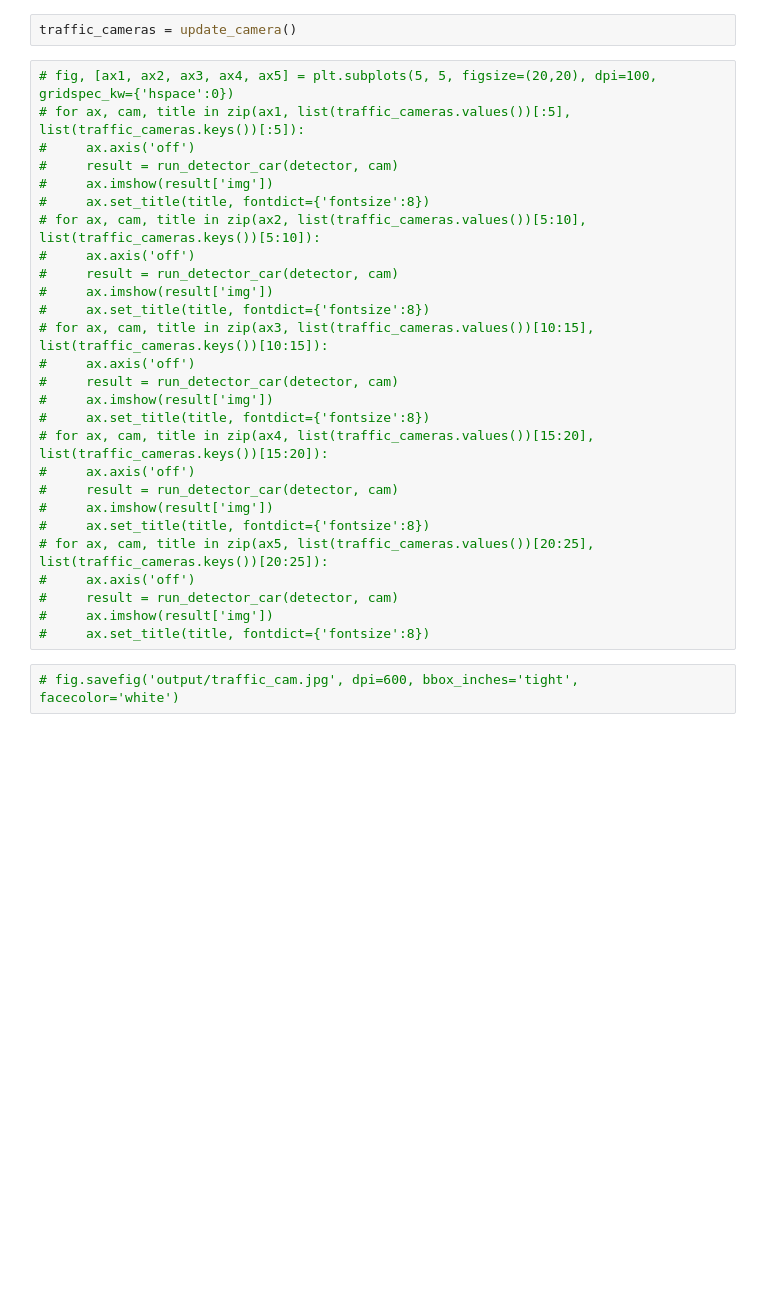
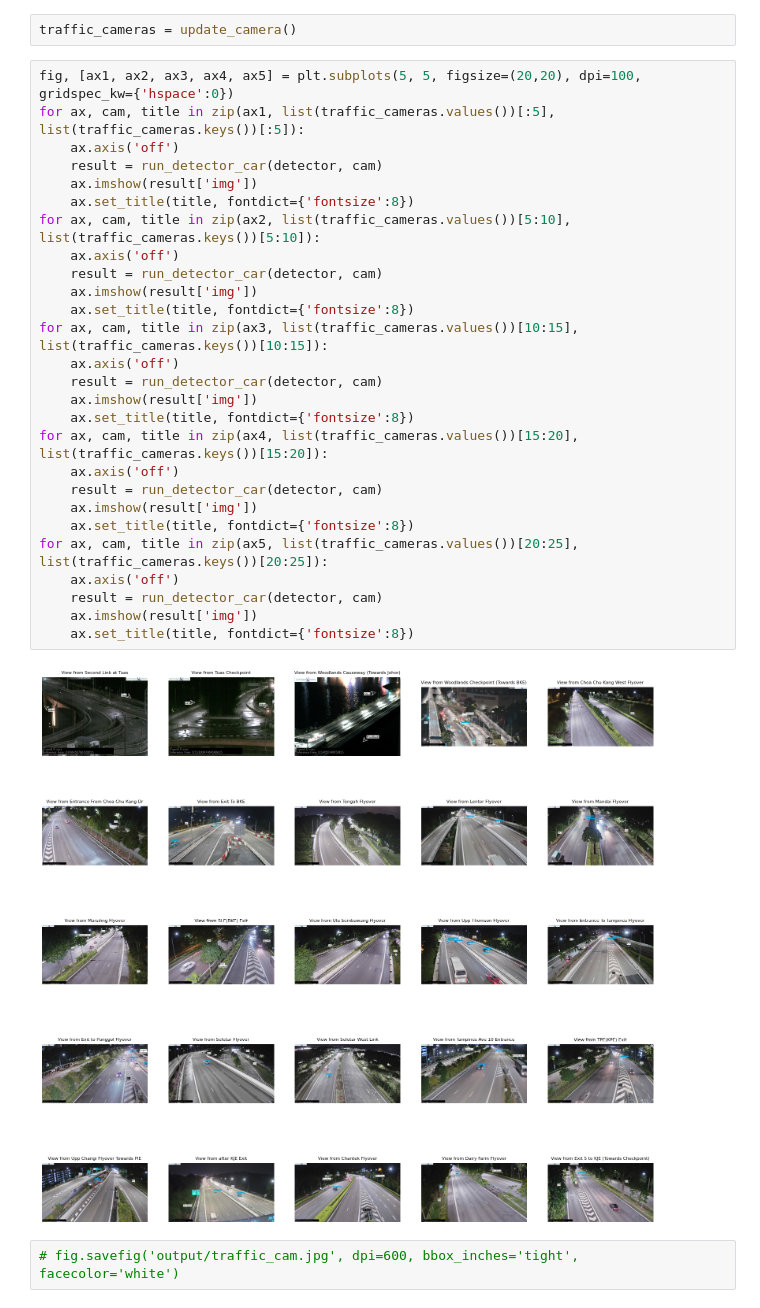
Before and after one commit to lingjie00/Traffic_counter, a Jupyter notebook: Traffic Camera car counter.ipynb, the cells around one changed output. Drawn from its saved outputs; the diff is of its cells as text; blank space fills up the shorter version.

```diff
--- a/Traffic Camera car counter.ipynb
+++ b/Traffic Camera car counter.ipynb
@@ -180,32 +180,34 @@ urls = [woodlands, kje, sle, tpe, bke, aye, cte, mce, ecp, pie, stg]
 # %%
 traffic_cameras = update_camera()
 # %%
-# fig, [ax1, ax2, ax3, ax4, ax5] = plt.subplots(5, 5, figsize=(20,20), dpi=100, gridspec_kw={'hspace':0})
-# for ax, cam, title in zip(ax1, list(traffic_cameras.values())[:5], list(traffic_cameras.keys())[:5]):
-#     ax.axis('off')
-#     result = run_detector_car(detector, cam)
-#     ax.imshow(result['img'])
-#     ax.set_title(title, fontdict={'fontsize':8})
-# for ax, cam, title in zip(ax2, list(traffic_cameras.values())[5:10], list(traffic_cameras.keys())[5:10]):
-#     ax.axis('off')
-#     result = run_detector_car(detector, cam)
-#     ax.imshow(result['img'])
-#     ax.set_title(title, fontdict={'fontsize':8})
-# for ax, cam, title in zip(ax3, list(traffic_cameras.values())[10:15], list(traffic_cameras.keys())[10:15]):
-#     ax.axis('off')
-#     result = run_detector_car(detector, cam)
-#     ax.imshow(result['img'])
-#     ax.set_title(title, fontdict={'fontsize':8})
-# for ax, cam, title in zip(ax4, list(traffic_cameras.values())[15:20], list(traffic_cameras.keys())[15:20]):
-#     ax.axis('off')
-#     result = run_detector_car(detector, cam)
-#     ax.imshow(result['img'])
-#     ax.set_title(title, fontdict={'fontsize':8})
-# for ax, cam, title in zip(ax5, list(traffic_cameras.values())[20:25], list(traffic_cameras.keys())[20:25]):
-#     ax.axis('off')
-#     result = run_detector_car(detector, cam)
-#     ax.imshow(result['img'])
-#     ax.set_title(title, fontdict={'fontsize':8})
+fig, [ax1, ax2, ax3, ax4, ax5] = plt.subplots(5, 5, figsize=(20,20), dpi=100, gridspec_kw={'hspace':0})
+for ax, cam, title in zip(ax1, list(traffic_cameras.values())[:5], list(traffic_cameras.keys())[:5]):
+    ax.axis('off')
+    result = run_detector_car(detector, cam)
+    ax.imshow(result['img'])
+    ax.set_title(title, fontdict={'fontsize':8})
+for ax, cam, title in zip(ax2, list(traffic_cameras.values())[5:10], list(traffic_cameras.keys())[5:10]):
+    ax.axis('off')
+    result = run_detector_car(detector, cam)
+    ax.imshow(result['img'])
+    ax.set_title(title, fontdict={'fontsize':8})
+for ax, cam, title in zip(ax3, list(traffic_cameras.values())[10:15], list(traffic_cameras.keys())[10:15]):
+    ax.axis('off')
+    result = run_detector_car(detector, cam)
+    ax.imshow(result['img'])
+    ax.set_title(title, fontdict={'fontsize':8})
+for ax, cam, title in zip(ax4, list(traffic_cameras.values())[15:20], list(traffic_cameras.keys())[15:20]):
+    ax.axis('off')
+    result = run_detector_car(detector, cam)
+    ax.imshow(result['img'])
+    ax.set_title(title, fontdict={'fontsize':8})
+for ax, cam, title in zip(ax5, list(traffic_cameras.values())[20:25], list(traffic_cameras.keys())[20:25]):
+    ax.axis('off')
+    result = run_detector_car(detector, cam)
+    ax.imshow(result['img'])
+    ax.set_title(title, fontdict={'fontsize':8})
+# %% [output]
+[figure, added]
 # %%
 # fig.savefig('output/traffic_cam.jpg', dpi=600, bbox_inches='tight', facecolor='white')
 # %%
```
Also changed, not shown: 2 other files.
